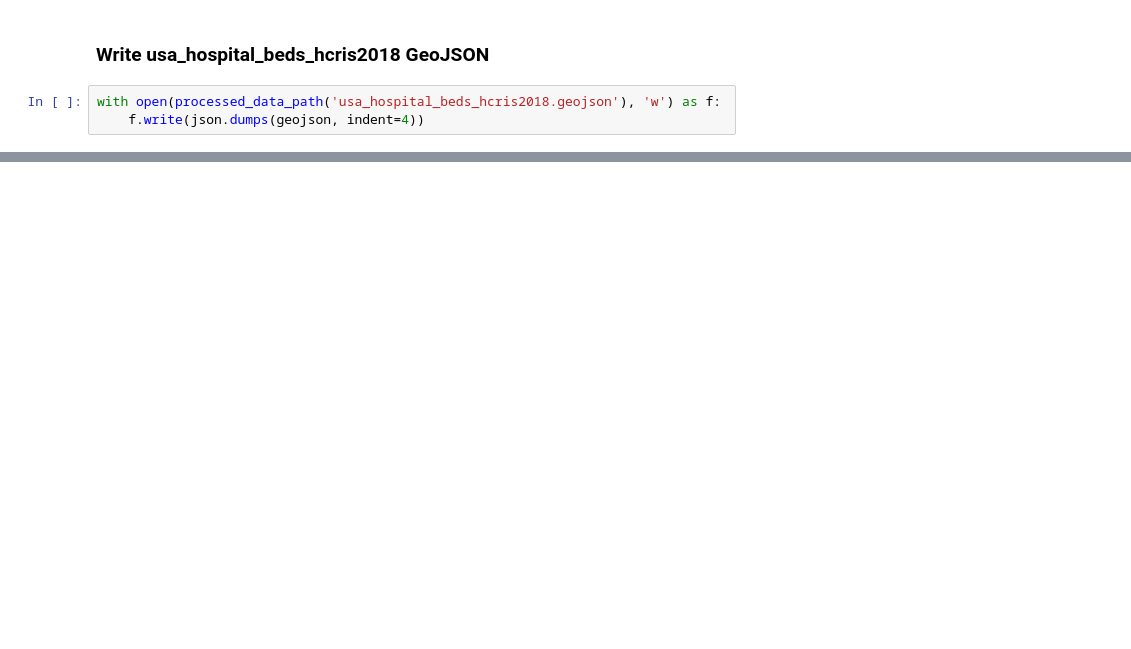
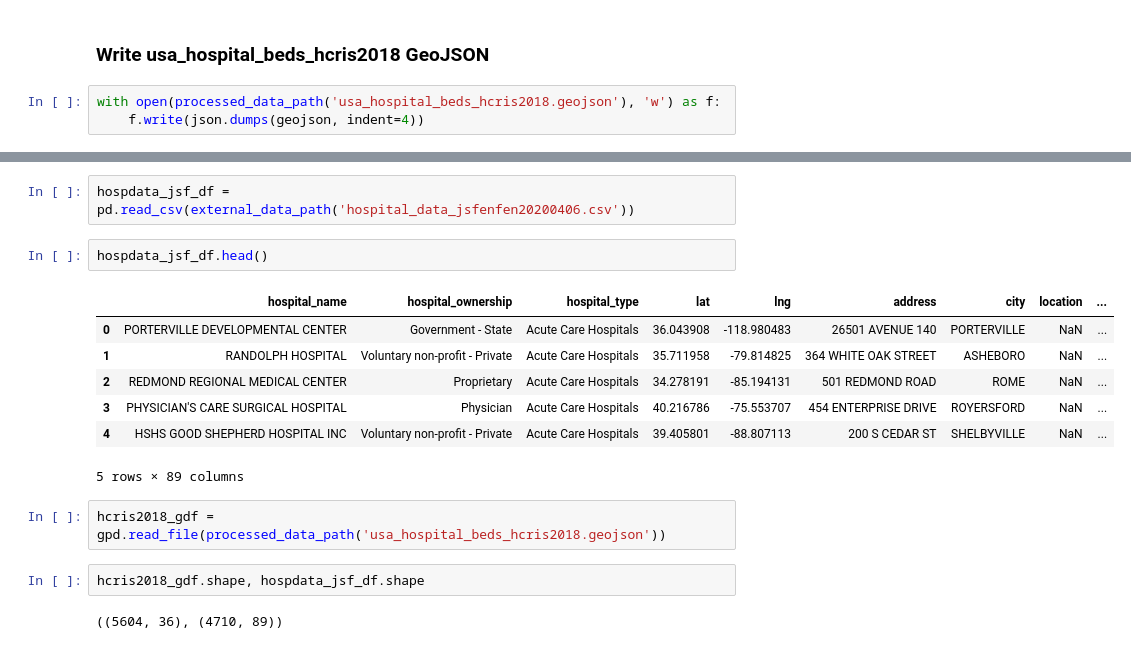
Before and after one commit to covidcaremap/covid19-healthsystemcapacity, a Jupyter notebook: notebooks/processing/02_Process_HCRIS_Data.ipynb, the cells around one changed output, grey strips where cells are left out. Saved outputs shown, nothing was run; the diff lists cells and outputs as text; blank space fills up the shorter version.

```diff
--- a/notebooks/processing/02_Process_HCRIS_Data.ipynb
+++ b/notebooks/processing/02_Process_HCRIS_Data.ipynb
@@ -389,0 +578,18 @@ with open(processed_data_path('usa_hospital_beds_hcris2018.geojson'), 'w') as f:
+# %%
+hospdata_jsf_df = pd.read_csv(external_data_path('hospital_data_jsfenfen20200406.csv'))
+# %%
+hospdata_jsf_df.head()
+# %% [output]
+|  | hospital_name | hospital_ownership | hospital_type | lat | lng | address | city | location | ... |
+| 0 | PORTERVILLE DEVELOPMENTAL CENTER | Government - State | Acute Care Hospitals | 36.043908 | -118.980483 | 26501 AVENUE 140 | PORTERVILLE | NaN | ... |
+| 1 | RANDOLPH HOSPITAL | Voluntary non-profit - Private | Acute Care Hospitals | 35.711958 | -79.814825 | 364 WHITE OAK STREET | ASHEBORO | NaN | ... |
+| 2 | REDMOND REGIONAL MEDICAL CENTER | Proprietary | Acute Care Hospitals | 34.278191 | -85.194131 | 501 REDMOND ROAD | ROME | NaN | ... |
+| 3 | PHYSICIAN'S CARE SURGICAL HOSPITAL | Physician | Acute Care Hospitals | 40.216786 | -75.553707 | 454 ENTERPRISE DRIVE | ROYERSFORD | NaN | ... |
+| 4 | HSHS GOOD SHEPHERD HOSPITAL INC | Voluntary non-profit - Private | Acute Care Hospitals | 39.405801 | -88.807113 | 200 S CEDAR ST | SHELBYVILLE | NaN | ... |
+5 rows × 89 columns
+# %%
+hcris2018_gdf = gpd.read_file(processed_data_path('usa_hospital_beds_hcris2018.geojson'))
+# %%
+hcris2018_gdf.shape, hospdata_jsf_df.shape
+# %% [output]
+((5604, 36), (4710, 89))
```
Also changed, not shown: parts of 34 cells of this notebook, 3 other files.
